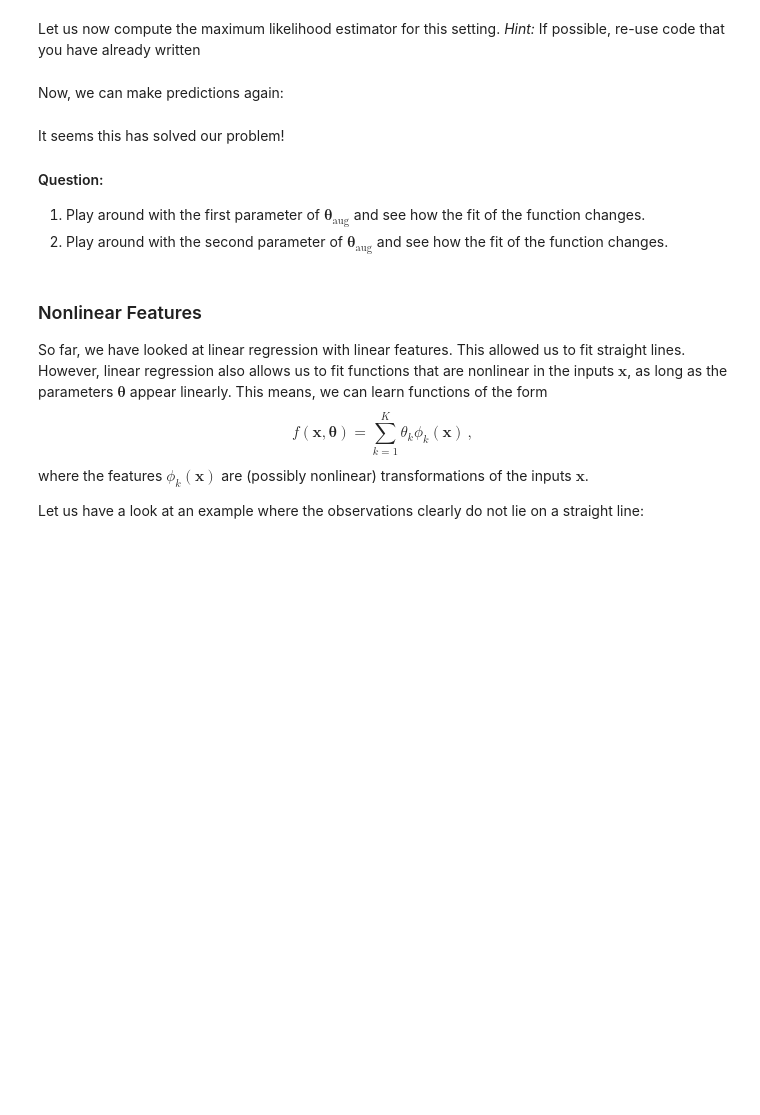
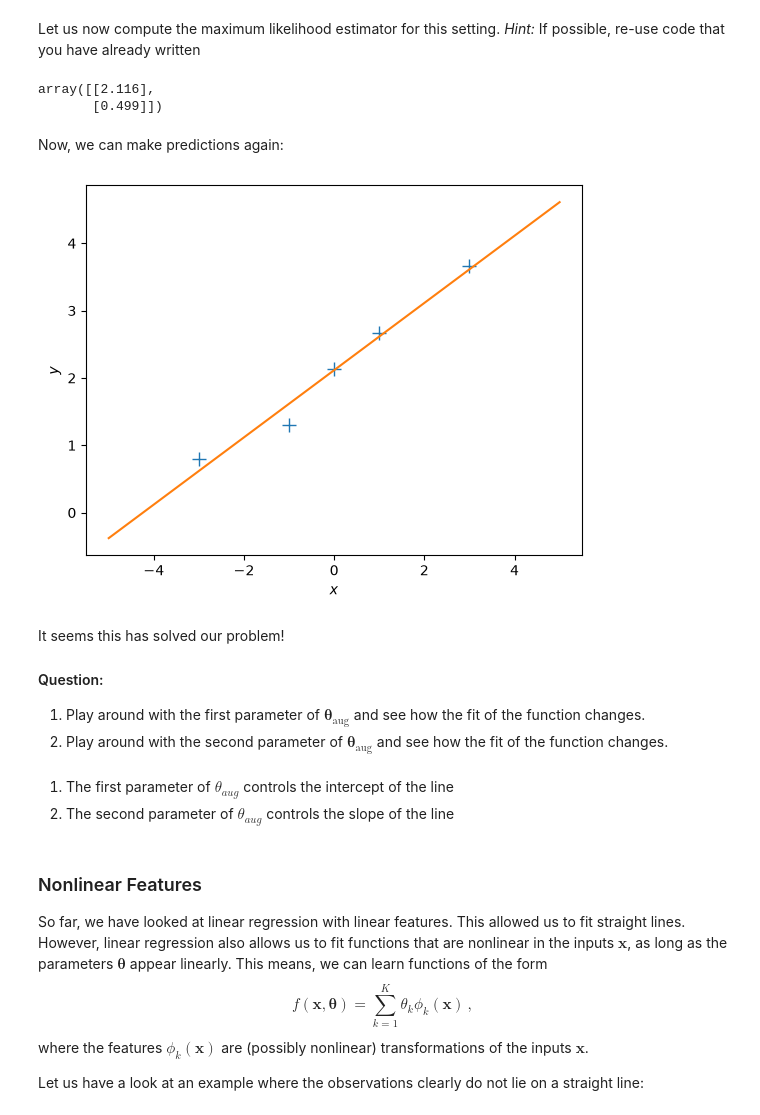
Before and after one commit to andrewtplatt/aims-machine-learning-mt26, a Jupyter notebook: practical-L1-L2/tutorial_linear_regression.ipynb, the cells around one changed output. Drawn from its saved outputs; the diff is of its cells as text; code cells hidden in the pictures; blank space fills up the shorter version.

```diff
--- a/practical-L1-L2/tutorial_linear_regression.ipynb
+++ b/practical-L1-L2/tutorial_linear_regression.ipynb
@@ -46,14 +48,15 @@ $$
 Let us compute the maximum likelihood estimate for a given training set
 # %%
 ## EDIT THIS FUNCTION
-def max_lik_estimate(X, y):
+def max_lik_estimate(X: np.ndarray, y: np.ndarray) -> np.ndarray:
 
     # X: N x D matrix of training inputs
     # y: N x 1 vector of training targets/observations
     # returns: maximum likelihood parameters (D x 1)
 
     N, D = X.shape
-    theta_ml = np.zeros((D,1)) ## <-- EDIT THIS LINE
+    theta_ml = np.linalg.inv(X.T @ X) @ X.T @ y
+    assert(theta_ml.shape == (D, 1))
     return theta_ml
 # %%
 # get maximum likelihood estimate
@@ -62,13 +68,13 @@ theta_ml = max_lik_estimate(X,y)
 Now, make a prediction using the maximum likelihood estimate that we just found
 # %%
 ## EDIT THIS FUNCTION
-def predict_with_estimate(Xtest, theta):
+def predict_with_estimate(Xtest: np.ndarray, theta: np.ndarray) -> np.ndarray:
 
     # Xtest: K x D matrix of test inputs
     # theta: D x 1 vector of parameters
     # returns: prediction of f(Xtest); K x 1 vector
 
-    prediction = Xtest ## <-- EDIT THIS LINE
+    prediction = Xtest @ theta
 
     return prediction
 # %% [markdown]
@@ -149,31 +171,40 @@ _Hint:_ If possible, re-use code that you have already written
 ## EDIT THIS FUNCTION
 def max_lik_estimate_aug(X_aug, y):
 
-    theta_aug_ml = np.zeros((D+1,1)) ## <-- EDIT THIS LINE
+    theta_aug_ml = max_lik_estimate(X_aug, y)
 
     return theta_aug_ml
 # %%
-theta_aug_ml = max_lik_estimate_aug(X_aug, y)
+theta_aug_ml = max_lik_estimate_aug(X_aug, ynew)
+theta_aug_ml
+# %% [output]
+array([[2.116],
+       [0.499]])
 # %% [markdown]
 Now, we can make predictions again:
 # %%
 # define a test set (we also need to augment the test inputs with ones)
 Xtest_aug = np.hstack([np.ones((Xtest.shape[0],1)), Xtest]) # 100 x (D + 1) vector of test inputs
 
 # predict the function values at the test points using the maximum likelihood estimator
 ml_prediction = predict_with_estimate(Xtest_aug, theta_aug_ml)
 
 # plot
 plt.figure()
-plt.plot(X, y, '+', markersize=10)
+plt.plot(X, ynew, '+', markersize=10)
 plt.plot(Xtest, ml_prediction)
 plt.xlabel("$x$")
 plt.ylabel("$y$");
+# %% [output]
+[figure, added]
 # %% [markdown]
 It seems this has solved our problem!
 #### Question:
 1. Play around with the first parameter of $\boldsymbol\theta_{\text{aug}}$ and see how the fit of the function changes.
 2. Play around with the second parameter of $\boldsymbol\theta_{\text{aug}}$ and see how the fit of the function changes.
+# %% [markdown]
+1. The first parameter of $\theta_{aug}$ controls the intercept of the line
+2. The second parameter of $\theta_{aug}$ controls the slope of the line
 # %% [markdown]
 ### Nonlinear Features
 So far, we have looked at linear regression with linear features. This allowed us to fit straight lines. However, linear regression also allows us to fit functions that are nonlinear in the inputs $\boldsymbol x$, as long as the parameters $\boldsymbol\theta$ appear linearly. This means, we can learn functions of the form
```
Also changed, not shown: parts of 36 cells of this notebook, 2 other files.
